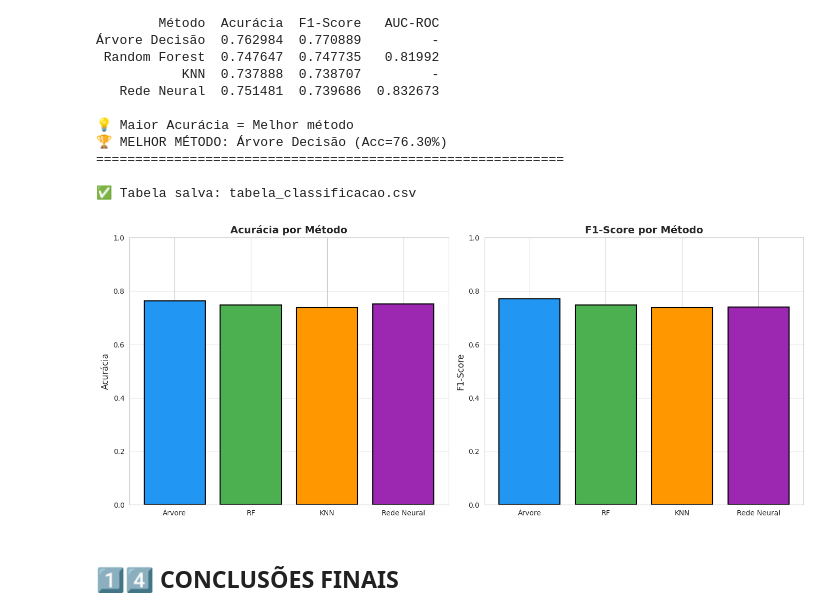
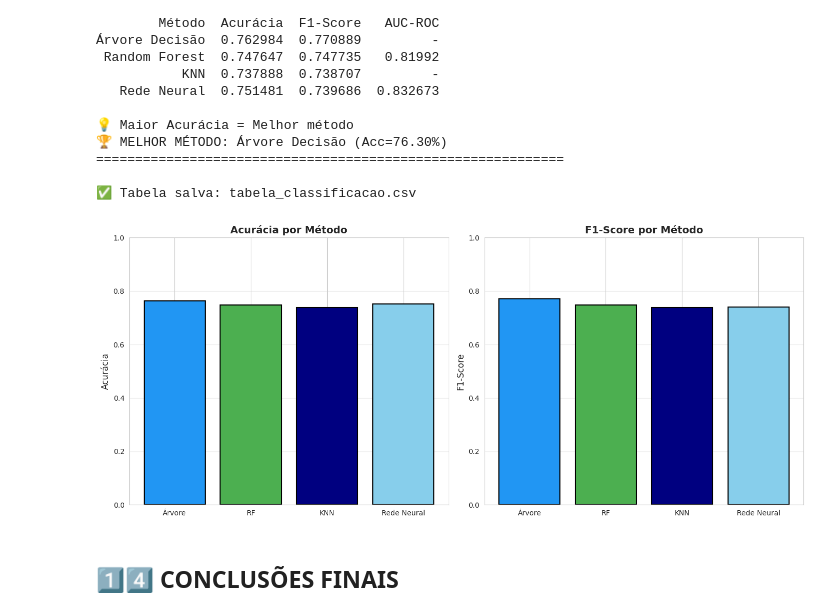
Before and after one commit to matheusfolle/analise-de-hoteis, a Jupyter notebook: notebooks/03_machine_learning.ipynb, the cells around one changed output. Cells and saved outputs as stored; diff of their text form; code cells hidden in the pictures.

```diff
--- a/notebooks/03_machine_learning.ipynb
+++ b/notebooks/03_machine_learning.ipynb
@@ -719,31 +719,31 @@ COMPARAÇÃO - CLASSIFICAÇÃO
 # %%
 # Gráfico comparativo
 fig, axes = plt.subplots(1, 2, figsize=(14, 6))
 
 metodos = ['Árvore', 'RF', 'KNN', 'Rede Neural']
 acuracias = [acc_tree, acc_rf, acc_knn, acc_nn]
 f1_scores = [f1_tree, f1_rf, f1_knn, f1_nn]
-cores = ['#2196F3', '#4CAF50', '#FF9800', '#9C27B0']
+cores = ['#2196F3', '#4CAF50', '#000080', '#87ceeb']
 
 # Acurácia
 axes[0].bar(metodos, acuracias, color=cores, edgecolor='black', linewidth=1.5)
 axes[0].set_title('Acurácia por Método', fontsize=14, fontweight='bold')
 axes[0].set_ylabel('Acurácia', fontsize=12)
 axes[0].set_ylim(0, 1)
 axes[0].grid(axis='y', alpha=0.3)
 
 # F1-Score
 axes[1].bar(metodos, f1_scores, color=cores, edgecolor='black', linewidth=1.5)
 axes[1].set_title('F1-Score por Método', fontsize=14, fontweight='bold')
 axes[1].set_ylabel('F1-Score', fontsize=12)
 axes[1].set_ylim(0, 1)
 axes[1].grid(axis='y', alpha=0.3)
 
 plt.tight_layout()
 plt.savefig('classificacao_comparacao.png', dpi=300)
 plt.show()
 # %% [output]
-[figure, old version]
+[figure, new version]
 # %% [markdown]
 ## 1️⃣4️⃣ CONCLUSÕES FINAIS
 # %%
```
Also changed, not shown: parts of 2 cells of this notebook, 29 other files.
